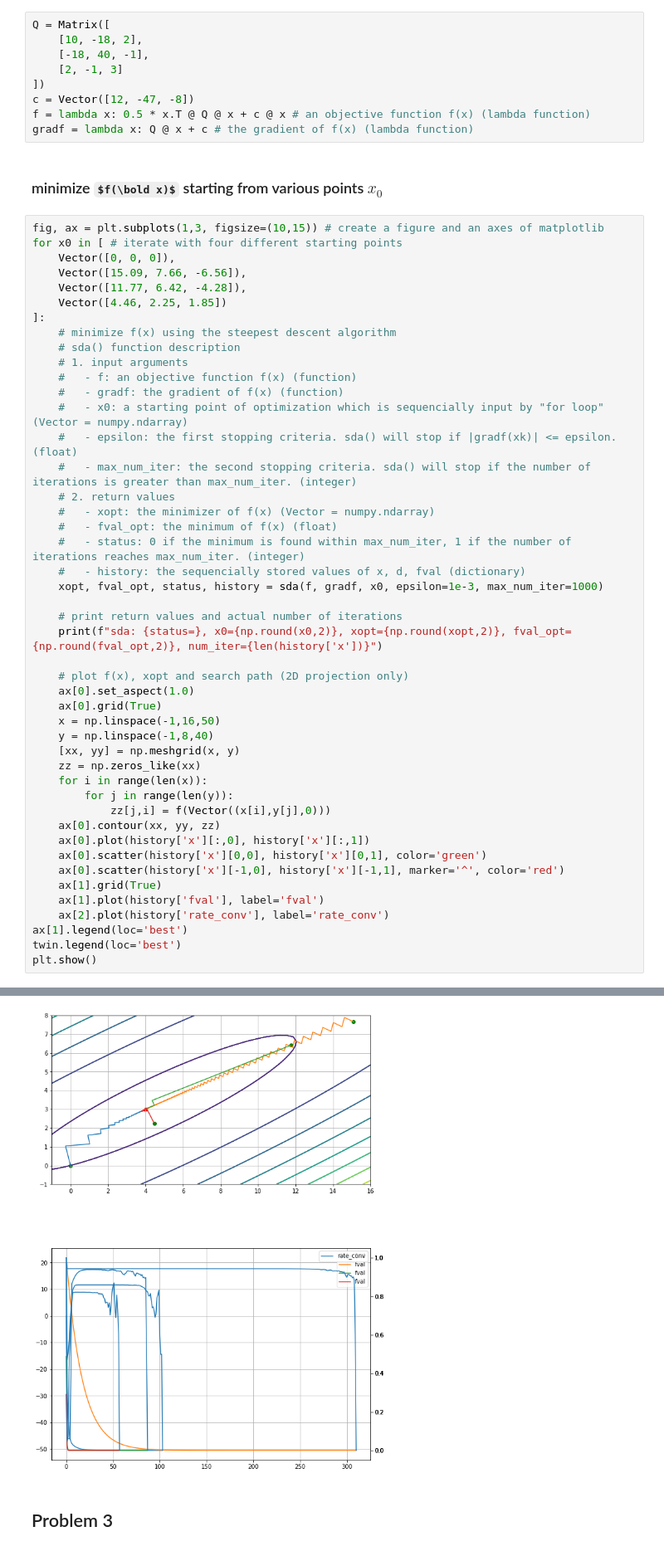
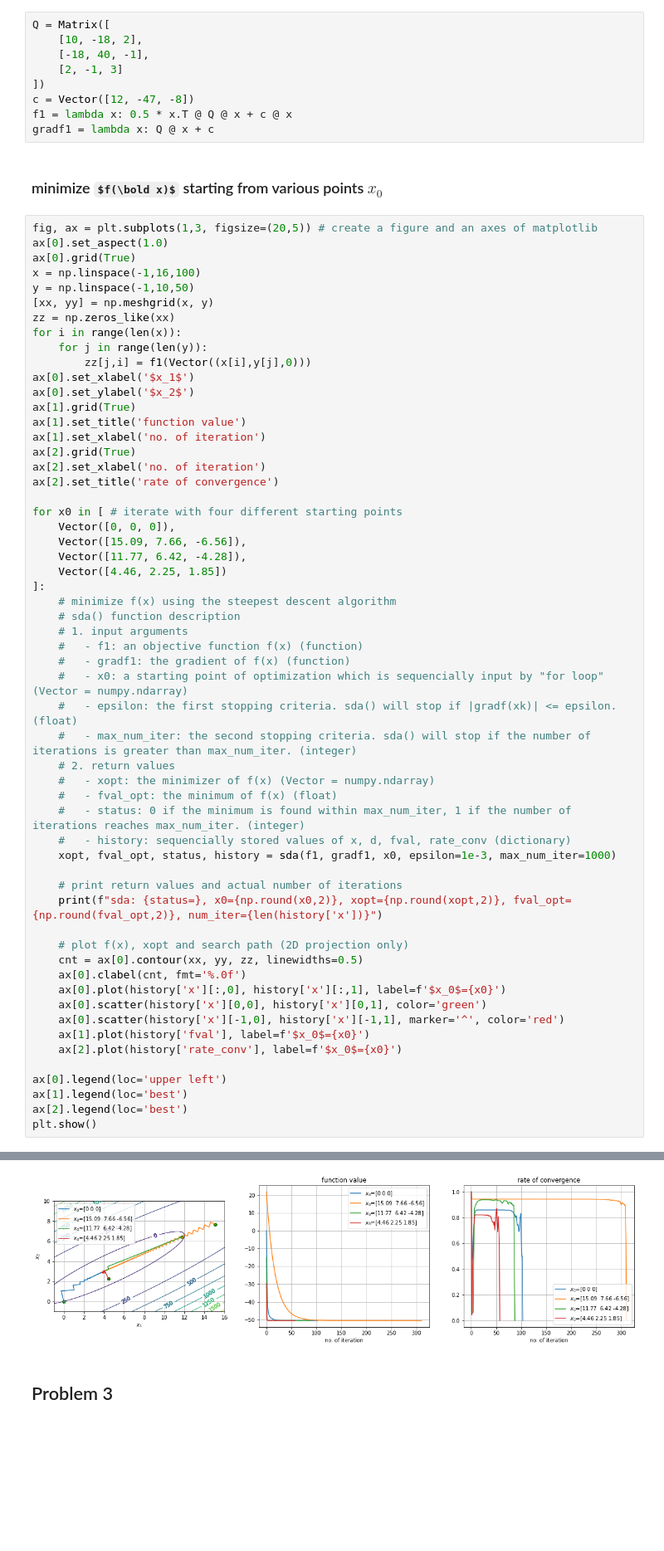
Before and after one commit to reingel/JSOPT, a Jupyter notebook: HW#1.ipynb, the cells around one changed output, grey strips where cells are left out. Shown: that part at 83% size. Cells and saved outputs as stored; diff of their text form; some formulas as TeX source; blank space fills up the shorter version.

```diff
--- a/HW#1.ipynb
+++ b/HW#1.ipynb
@@ -25,62 +25,73 @@ Q = Matrix([
 	[2, -1, 3]
 ])
 c = Vector([12, -47, -8])
-f = lambda x: 0.5 * x.T @ Q @ x + c @ x # an objective function f(x) (lambda function)
-gradf = lambda x: Q @ x + c # the gradient of f(x) (lambda function)
+f1 = lambda x: 0.5 * x.T @ Q @ x + c @ x
+gradf1 = lambda x: Q @ x + c
 # %% [markdown]
 ### minimize $f(\bold x)$ starting from various points $x_0$
 # %%
-fig, ax = plt.subplots(1,3, figsize=(10,15)) # create a figure and an axes of matplotlib
+fig, ax = plt.subplots(1,3, figsize=(20,5)) # create a figure and an axes of matplotlib
+ax[0].set_aspect(1.0)
+ax[0].grid(True)
+x = np.linspace(-1,16,100)
+y = np.linspace(-1,10,50)
+[xx, yy] = np.meshgrid(x, y)
+zz = np.zeros_like(xx)
+for i in range(len(x)):
+	for j in range(len(y)):
+		zz[j,i] = f1(Vector((x[i],y[j],0)))
+ax[0].set_xlabel('$x_1$')
+ax[0].set_ylabel('$x_2$')
+ax[1].grid(True)
+ax[1].set_title('function value')
+ax[1].set_xlabel('no. of iteration')
+ax[2].grid(True)
+ax[2].set_xlabel('no. of iteration')
+ax[2].set_title('rate of convergence')
+
 for x0 in [ # iterate with four different starting points
 	Vector([0, 0, 0]),
 	Vector([15.09, 7.66, -6.56]),
 	Vector([11.77, 6.42, -4.28]),
 	Vector([4.46, 2.25, 1.85])
 ]:
 	# minimize f(x) using the steepest descent algorithm
 	# sda() function description
 	# 1. input arguments
-	# 	- f: an objective function f(x) (function)
-	# 	- gradf: the gradient of f(x) (function)
+	# 	- f1: an objective function f(x) (function)
+	# 	- gradf1: the gradient of f(x) (function)
 	# 	- x0: a starting point of optimization which is sequencially input by "for loop" (Vector = numpy.ndarray)
 	# 	- epsilon: the first stopping criteria. sda() will stop if |gradf(xk)| <= epsilon. (float)
 	# 	- max_num_iter: the second stopping criteria. sda() will stop if the number of iterations is greater than max_num_iter. (integer)
 	# 2. return values
 	# 	- xopt: the minimizer of f(x) (Vector = numpy.ndarray)
 	# 	- fval_opt: the minimum of f(x) (float)
 	# 	- status: 0 if the minimum is found within max_num_iter, 1 if the number of iterations reaches max_num_iter. (integer)
-	# 	- history: the sequencially stored values of x, d, fval (dictionary)
-	xopt, fval_opt, status, history = sda(f, gradf, x0, epsilon=1e-3, max_num_iter=1000)
+	# 	- history: sequencially stored values of x, d, fval, rate_conv (dictionary)
+	xopt, fval_opt, status, history = sda(f1, gradf1, x0, epsilon=1e-3, max_num_iter=1000)
 
 	# print return values and actual number of iterations
 	print(f"sda: {status=}, x0={np.round(x0,2)}, xopt={np.round(xopt,2)}, fval_opt={np.round(fval_opt,2)}, num_iter={len(history['x'])}")
 
 	# plot f(x), xopt and search path (2D projection only)
-	ax[0].set_aspect(1.0)
-	ax[0].grid(True)
-	x = np.linspace(-1,16,50)
-	y = np.linspace(-1,8,40)
-	[xx, yy] = np.meshgrid(x, y)
-	zz = np.zeros_like(xx)
-	for i in range(len(x)):
-		for j in range(len(y)):
-			zz[j,i] = f(Vector((x[i],y[j],0)))
-	ax[0].contour(xx, yy, zz)
-	ax[0].plot(history['x'][:,0], history['x'][:,1])
+	cnt = ax[0].contour(xx, yy, zz, linewidths=0.5)
+	ax[0].clabel(cnt, fmt='%.0f')
+	ax[0].plot(history['x'][:,0], history['x'][:,1], label=f'$x_0$={x0}')
 	ax[0].scatter(history['x'][0,0], history['x'][0,1], color='green')
 	ax[0].scatter(history['x'][-1,0], history['x'][-1,1], marker='^', color='red')
-	ax[1].grid(True)
-	ax[1].plot(history['fval'], label='fval')
-	ax[2].plot(history['rate_conv'], label='rate_conv')
+	ax[1].plot(history['fval'], label=f'$x_0$={x0}')
+	ax[2].plot(history['rate_conv'], label=f'$x_0$={x0}')
+
+ax[0].legend(loc='upper left')
 ax[1].legend(loc='best')
-twin.legend(loc='best')
+ax[2].legend(loc='best')
 plt.show()
 # %% [output]
 sda: status=0, x0=[0 0 0], xopt=[4. 3. 1.], fval_opt=-50.5, num_iter=104
 sda: status=0, x0=[15.09  7.66 -6.56], xopt=[4. 3. 1.], fval_opt=-50.5, num_iter=311
 sda: status=0, x0=[11.77  6.42 -4.28], xopt=[4. 3. 1.], fval_opt=-50.5, num_iter=88
 sda: status=0, x0=[4.46 2.25 1.85], xopt=[4. 3. 1.], fval_opt=-50.5, num_iter=58
-[figure, old version]
+[figure, new version]
 # %% [markdown]
 ## Problem 3
 # %% [markdown]
```
Also changed, not shown: parts of 8 cells of this notebook, 2 other files.
